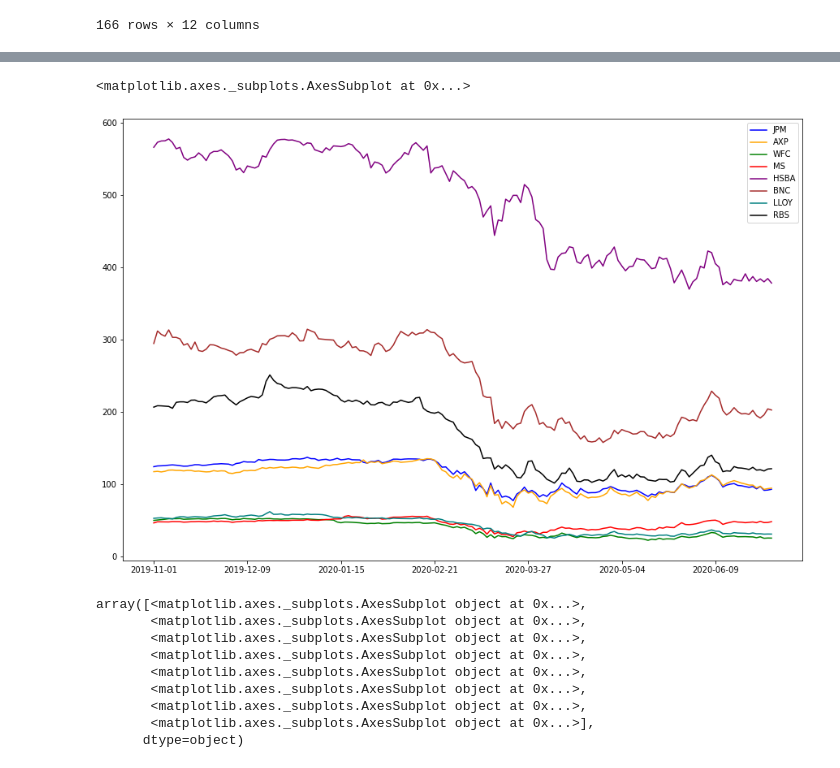
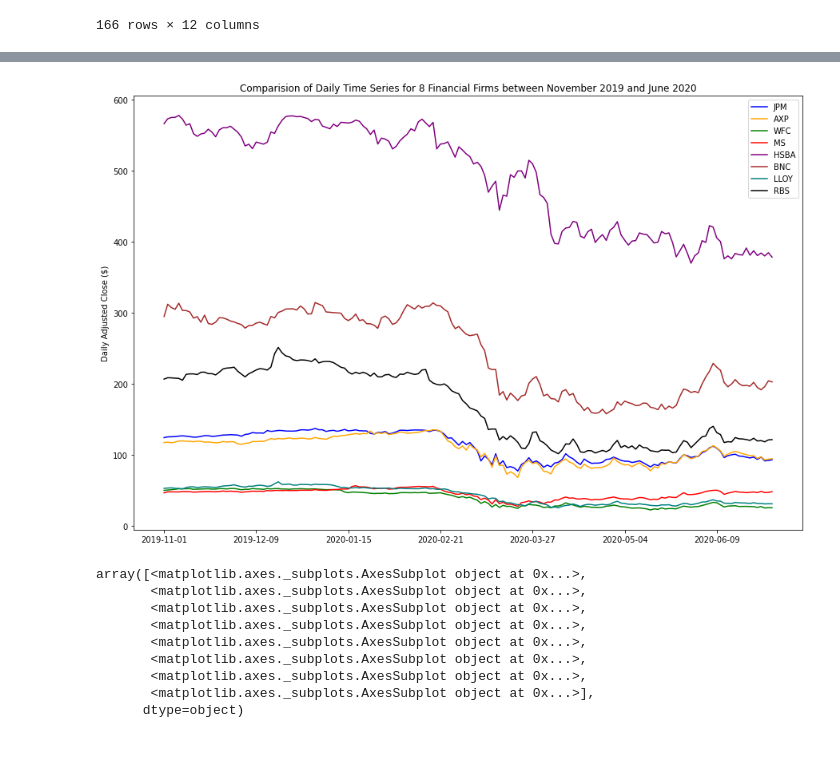
Before and after one commit to UliksSekiraqa/StockMarketAnalysis, a Jupyter notebook: AlphaVantage.ipynb, the cells around one changed output, grey strips where cells are left out. Saved outputs shown, nothing was run; the diff lists cells and outputs as text; code cells hidden in the pictures.

```diff
--- a/AlphaVantage.ipynb
+++ b/AlphaVantage.ipynb
@@ -180,12 +168,12 @@ df
 # %%
+#Plotting graphs
 graph_colors = ['blue','orange','green','red','purple','brown','teal','black']
-ax = df.plot.line(figsize=(15,10),color=graph_colors)
-ax.set_ylabel("Daily Adjusted Close ($)")
-plt.title("daily time series")
+ax1 = df.plot.line(figsize=(15,10),color=graph_colors)
+ax1.set_ylabel("Daily Adjusted Close ($)")
+plt.title("Comparision of Daily Time Series for 8 Financial Firms between November 2019 and June 2020")
 plt.show()
 # %% [output]
-<matplotlib.axes._subplots.AxesSubplot at 0x...>
-[figure, old version]
+[figure, new version]
 # %%
 df.plot.line(subplots=True, figsize=(15,15), color=graph_colors)
 # %% [output]
```
Also changed, not shown: parts of 9 cells of this notebook.
